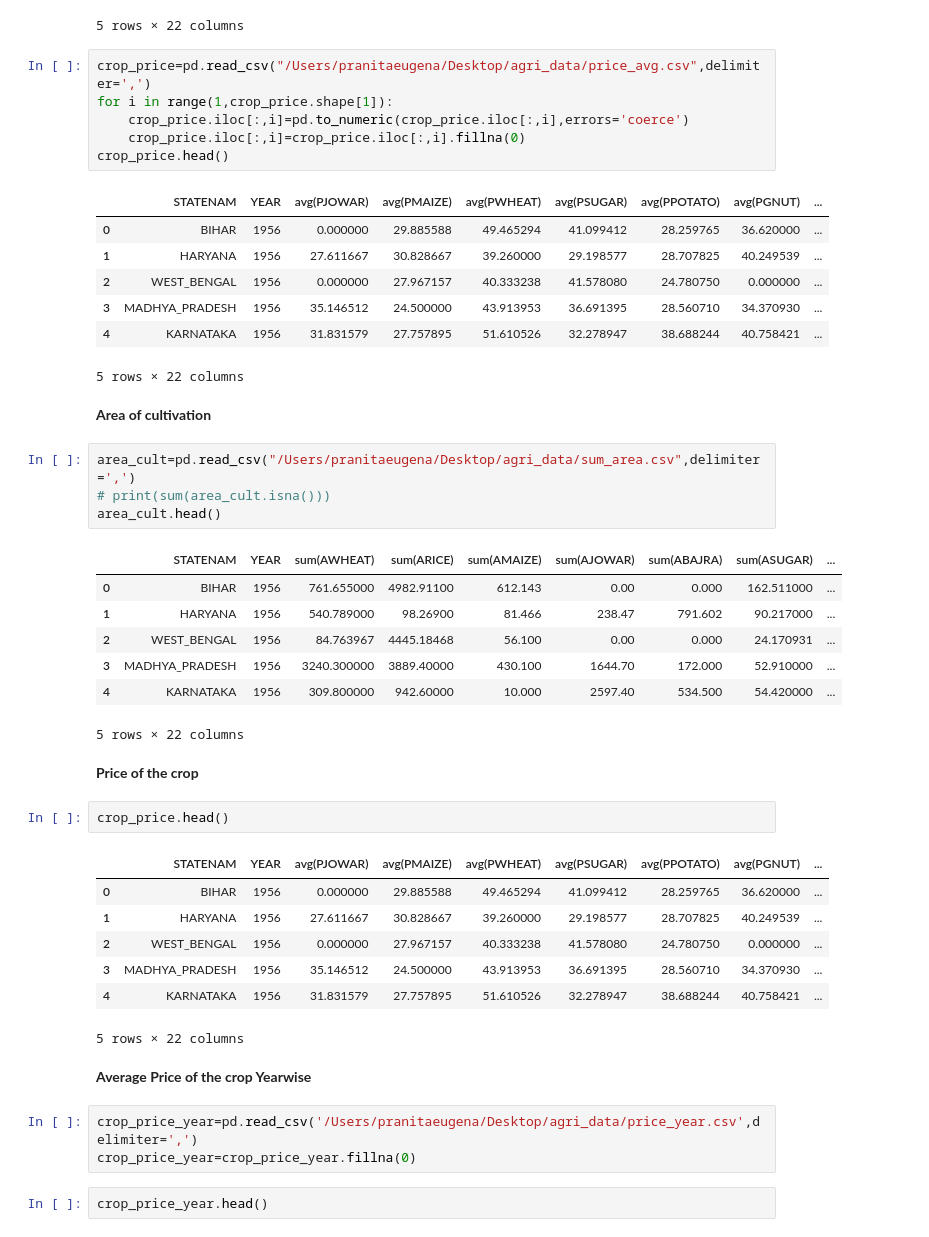
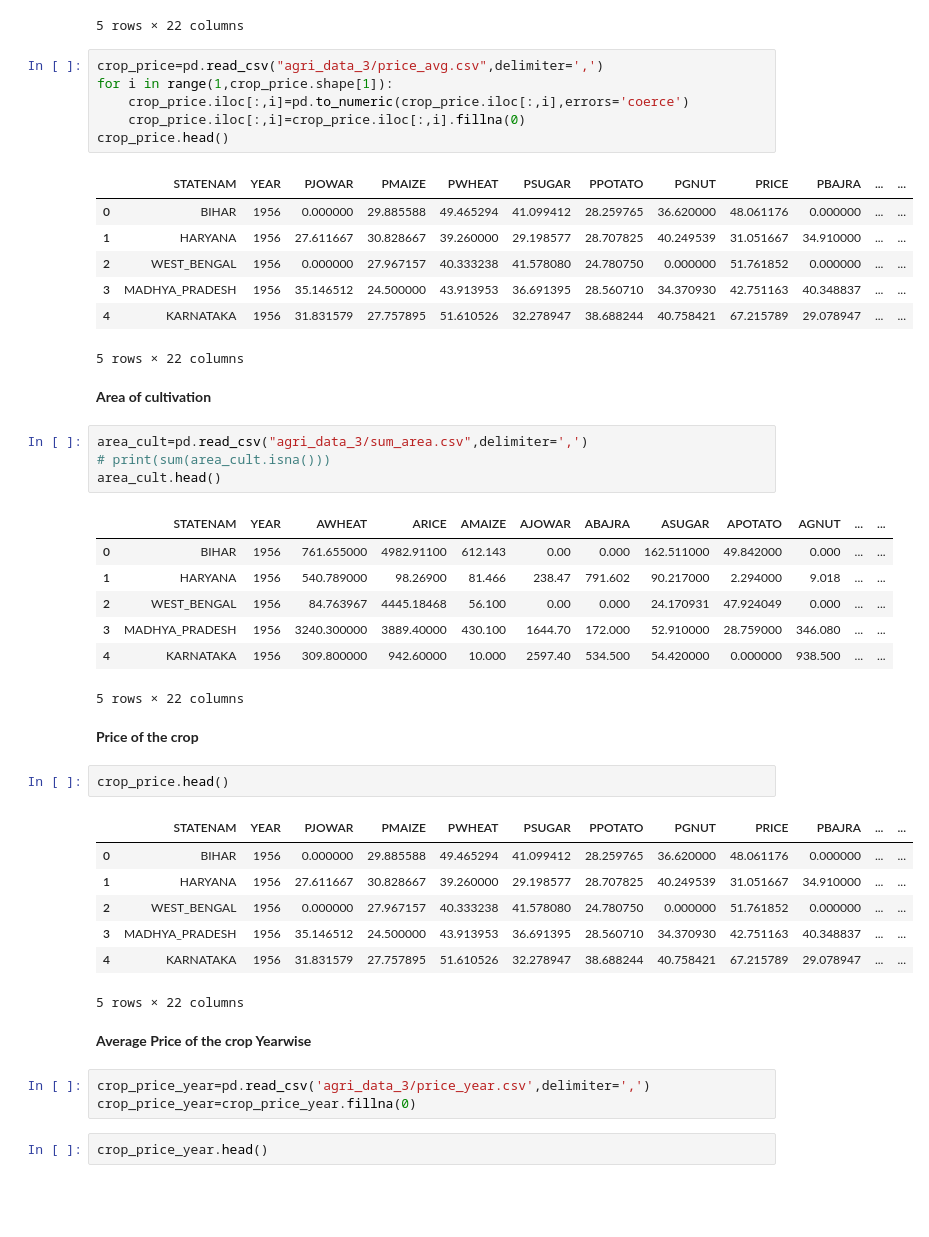
Before and after one commit to omkarsgit/Agriculture-project, a Jupyter notebook: Indian_Agriculture_Analysis_2.ipynb, the cells around one changed output. Cells and saved outputs as stored; diff of their text form; blank space fills up the shorter version.

```diff
--- a/Indian_Agriculture_Analysis_2.ipynb
+++ b/Indian_Agriculture_Analysis_2.ipynb
@@ -54,49 +54,49 @@ crop_prod.head()
 | 4 | KARNATAKA | 1956 | 65.400000 | 1068.700000 | 8.400 | 851.000 | 112.600 | 344.550000 | 0.000 | 657.050 | ... | ... |
 5 rows × 22 columns
 # %%
-crop_price=pd.read_csv("/Users/pranitaeugena/Desktop/agri_data/price_avg.csv",delimiter=',')
+crop_price=pd.read_csv("agri_data_3/price_avg.csv",delimiter=',')
 for i in range(1,crop_price.shape[1]):
     crop_price.iloc[:,i]=pd.to_numeric(crop_price.iloc[:,i],errors='coerce')
     crop_price.iloc[:,i]=crop_price.iloc[:,i].fillna(0)
 crop_price.head()
 # %% [output]
-|  | STATENAM | YEAR | avg(PJOWAR) | avg(PMAIZE) | avg(PWHEAT) | avg(PSUGAR) | avg(PPOTATO) | avg(PGNUT) | ... |
-| 0 | BIHAR | 1956 | 0.000000 | 29.885588 | 49.465294 | 41.099412 | 28.259765 | 36.620000 | ... |
-| 1 | HARYANA | 1956 | 27.611667 | 30.828667 | 39.260000 | 29.198577 | 28.707825 | 40.249539 | ... |
-| 2 | WEST_BENGAL | 1956 | 0.000000 | 27.967157 | 40.333238 | 41.578080 | 24.780750 | 0.000000 | ... |
-| 3 | MADHYA_PRADESH | 1956 | 35.146512 | 24.500000 | 43.913953 | 36.691395 | 28.560710 | 34.370930 | ... |
-| 4 | KARNATAKA | 1956 | 31.831579 | 27.757895 | 51.610526 | 32.278947 | 38.688244 | 40.758421 | ... |
+|  | STATENAM | YEAR | PJOWAR | PMAIZE | PWHEAT | PSUGAR | PPOTATO | PGNUT | PRICE | PBAJRA | ... | ... |
+| 0 | BIHAR | 1956 | 0.000000 | 29.885588 | 49.465294 | 41.099412 | 28.259765 | 36.620000 | 48.061176 | 0.000000 | ... | ... |
+| 1 | HARYANA | 1956 | 27.611667 | 30.828667 | 39.260000 | 29.198577 | 28.707825 | 40.249539 | 31.051667 | 34.910000 | ... | ... |
+| 2 | WEST_BENGAL | 1956 | 0.000000 | 27.967157 | 40.333238 | 41.578080 | 24.780750 | 0.000000 | 51.761852 | 0.000000 | ... | ... |
+| 3 | MADHYA_PRADESH | 1956 | 35.146512 | 24.500000 | 43.913953 | 36.691395 | 28.560710 | 34.370930 | 42.751163 | 40.348837 | ... | ... |
+| 4 | KARNATAKA | 1956 | 31.831579 | 27.757895 | 51.610526 | 32.278947 | 38.688244 | 40.758421 | 67.215789 | 29.078947 | ... | ... |
 5 rows × 22 columns
 # %% [markdown]
 **Area of cultivation**
 # %%
-area_cult=pd.read_csv("/Users/pranitaeugena/Desktop/agri_data/sum_area.csv",delimiter=',')
+area_cult=pd.read_csv("agri_data_3/sum_area.csv",delimiter=',')
 # print(sum(area_cult.isna()))
 area_cult.head()
 # %% [output]
-|  | STATENAM | YEAR | sum(AWHEAT) | sum(ARICE) | sum(AMAIZE) | sum(AJOWAR) | sum(ABAJRA) | sum(ASUGAR) | ... |
-| 0 | BIHAR | 1956 | 761.655000 | 4982.91100 | 612.143 | 0.00 | 0.000 | 162.511000 | ... |
-| 1 | HARYANA | 1956 | 540.789000 | 98.26900 | 81.466 | 238.47 | 791.602 | 90.217000 | ... |
-| 2 | WEST_BENGAL | 1956 | 84.763967 | 4445.18468 | 56.100 | 0.00 | 0.000 | 24.170931 | ... |
-| 3 | MADHYA_PRADESH | 1956 | 3240.300000 | 3889.40000 | 430.100 | 1644.70 | 172.000 | 52.910000 | ... |
-| 4 | KARNATAKA | 1956 | 309.800000 | 942.60000 | 10.000 | 2597.40 | 534.500 | 54.420000 | ... |
+|  | STATENAM | YEAR | AWHEAT | ARICE | AMAIZE | AJOWAR | ABAJRA | ASUGAR | APOTATO | AGNUT | ... | ... |
+| 0 | BIHAR | 1956 | 761.655000 | 4982.91100 | 612.143 | 0.00 | 0.000 | 162.511000 | 49.842000 | 0.000 | ... | ... |
+| 1 | HARYANA | 1956 | 540.789000 | 98.26900 | 81.466 | 238.47 | 791.602 | 90.217000 | 2.294000 | 9.018 | ... | ... |
+| 2 | WEST_BENGAL | 1956 | 84.763967 | 4445.18468 | 56.100 | 0.00 | 0.000 | 24.170931 | 47.924049 | 0.000 | ... | ... |
+| 3 | MADHYA_PRADESH | 1956 | 3240.300000 | 3889.40000 | 430.100 | 1644.70 | 172.000 | 52.910000 | 28.759000 | 346.080 | ... | ... |
+| 4 | KARNATAKA | 1956 | 309.800000 | 942.60000 | 10.000 | 2597.40 | 534.500 | 54.420000 | 0.000000 | 938.500 | ... | ... |
 5 rows × 22 columns
 # %% [markdown]
 **Price of the crop**
 # %%
 crop_price.head()
 # %% [output]
-|  | STATENAM | YEAR | avg(PJOWAR) | avg(PMAIZE) | avg(PWHEAT) | avg(PSUGAR) | avg(PPOTATO) | avg(PGNUT) | ... |
-| 0 | BIHAR | 1956 | 0.000000 | 29.885588 | 49.465294 | 41.099412 | 28.259765 | 36.620000 | ... |
-| 1 | HARYANA | 1956 | 27.611667 | 30.828667 | 39.260000 | 29.198577 | 28.707825 | 40.249539 | ... |
-| 2 | WEST_BENGAL | 1956 | 0.000000 | 27.967157 | 40.333238 | 41.578080 | 24.780750 | 0.000000 | ... |
-| 3 | MADHYA_PRADESH | 1956 | 35.146512 | 24.500000 | 43.913953 | 36.691395 | 28.560710 | 34.370930 | ... |
-| 4 | KARNATAKA | 1956 | 31.831579 | 27.757895 | 51.610526 | 32.278947 | 38.688244 | 40.758421 | ... |
+|  | STATENAM | YEAR | PJOWAR | PMAIZE | PWHEAT | PSUGAR | PPOTATO | PGNUT | PRICE | PBAJRA | ... | ... |
+| 0 | BIHAR | 1956 | 0.000000 | 29.885588 | 49.465294 | 41.099412 | 28.259765 | 36.620000 | 48.061176 | 0.000000 | ... | ... |
+| 1 | HARYANA | 1956 | 27.611667 | 30.828667 | 39.260000 | 29.198577 | 28.707825 | 40.249539 | 31.051667 | 34.910000 | ... | ... |
+| 2 | WEST_BENGAL | 1956 | 0.000000 | 27.967157 | 40.333238 | 41.578080 | 24.780750 | 0.000000 | 51.761852 | 0.000000 | ... | ... |
+| 3 | MADHYA_PRADESH | 1956 | 35.146512 | 24.500000 | 43.913953 | 36.691395 | 28.560710 | 34.370930 | 42.751163 | 40.348837 | ... | ... |
+| 4 | KARNATAKA | 1956 | 31.831579 | 27.757895 | 51.610526 | 32.278947 | 38.688244 | 40.758421 | 67.215789 | 29.078947 | ... | ... |
 5 rows × 22 columns
 # %% [markdown]
 **Average Price of the crop Yearwise**
 # %%
-crop_price_year=pd.read_csv('/Users/pranitaeugena/Desktop/agri_data/price_year.csv',delimiter=',')
+crop_price_year=pd.read_csv('agri_data_3/price_year.csv',delimiter=',')
 crop_price_year=crop_price_year.fillna(0)
 # %%
 crop_price_year.head()
```
Also changed, not shown: parts of 73 cells of this notebook, 43 other files.
